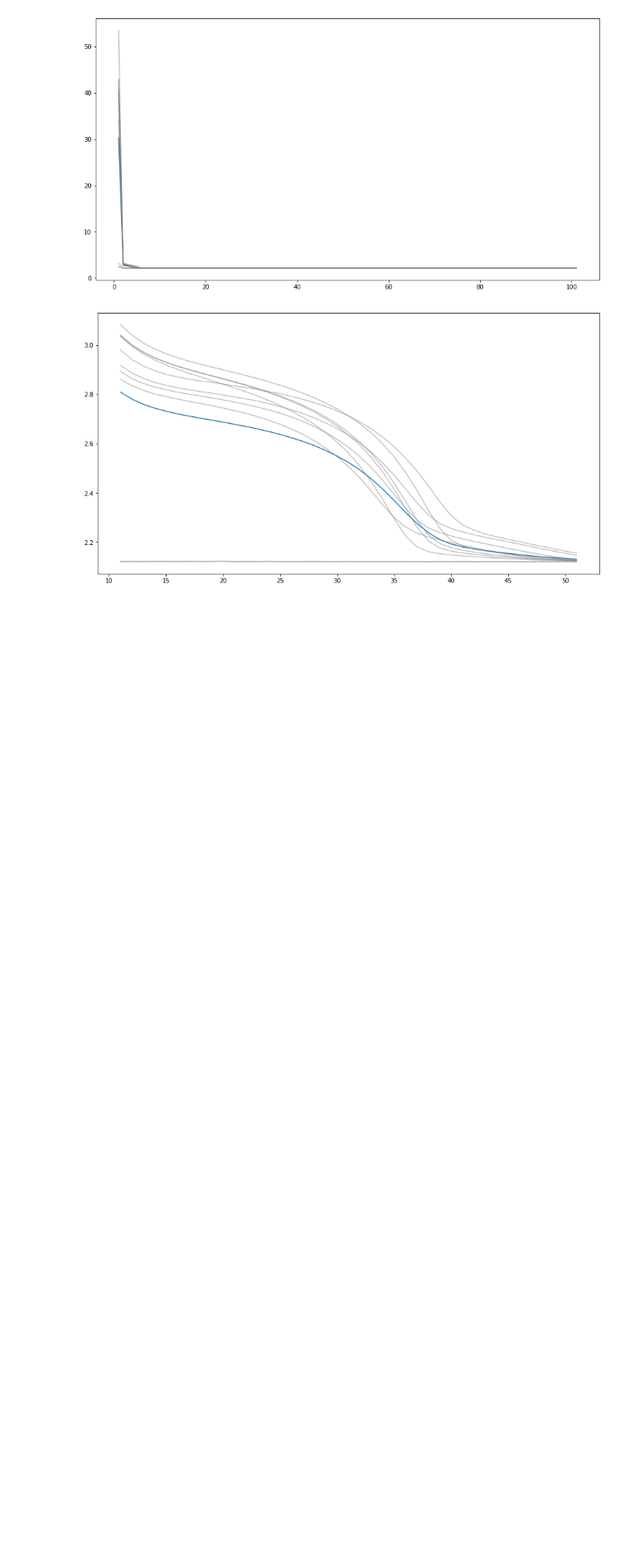
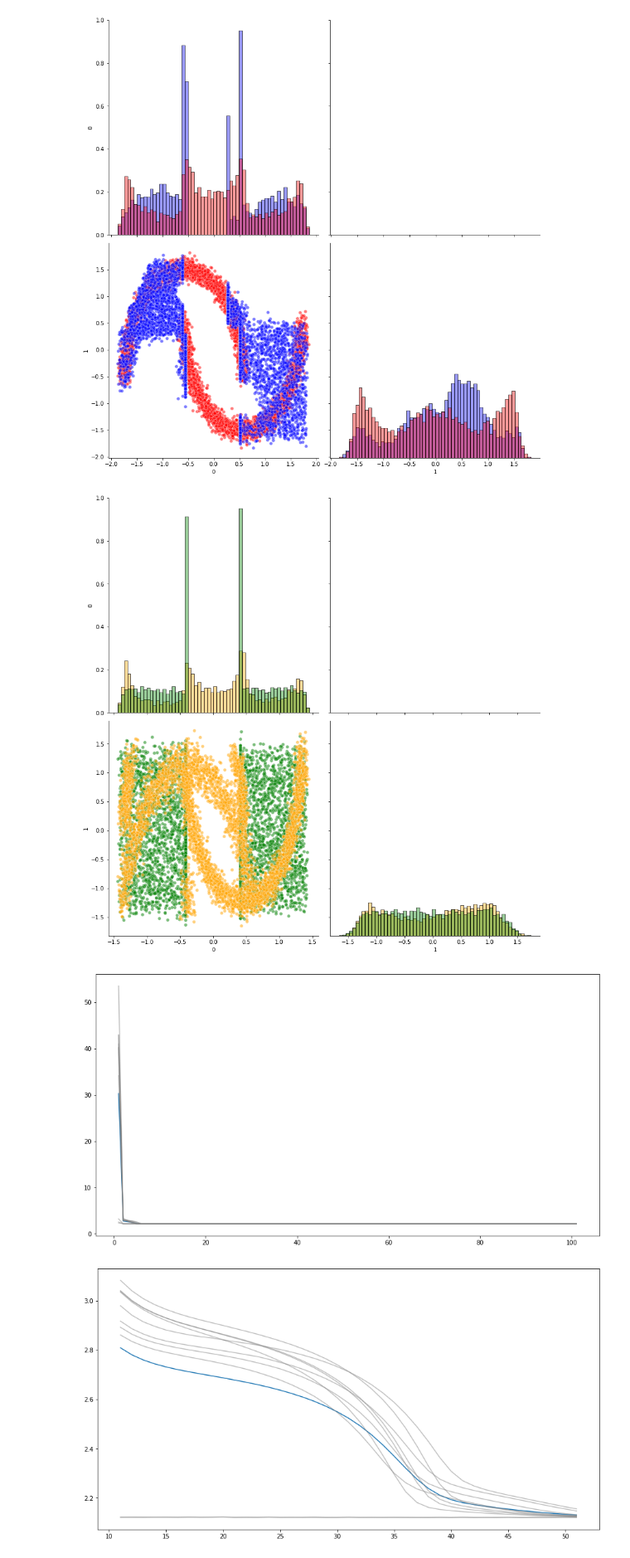
Before and after one commit to ElouanARGOUARCH/Discretely-Indexed-Flows, a Jupyter notebook: experiments/[DONE] DIF_DENSITY_ESTIMATOR.ipynb, the cells around one changed output. Shown at 83% size. Cells and saved outputs as stored; diff of their text form; code cells hidden in the pictures; blank space fills up the shorter version.

```diff
--- a/experiments/[DONE] DIF_DENSITY_ESTIMATOR.ipynb
+++ b/experiments/[DONE] DIF_DENSITY_ESTIMATOR.ipynb
@@ -30,3 +35,8 @@ for _ in range(10):
+# %%
+dif.model_visual()
+# %% [output]
+[figure, added]
+[figure, added]
 # %%
 crop = 0
 plt.figure(figsize = (15,8))
```
Also changed, not shown: parts of 4 cells of this notebook, 5 other files.
